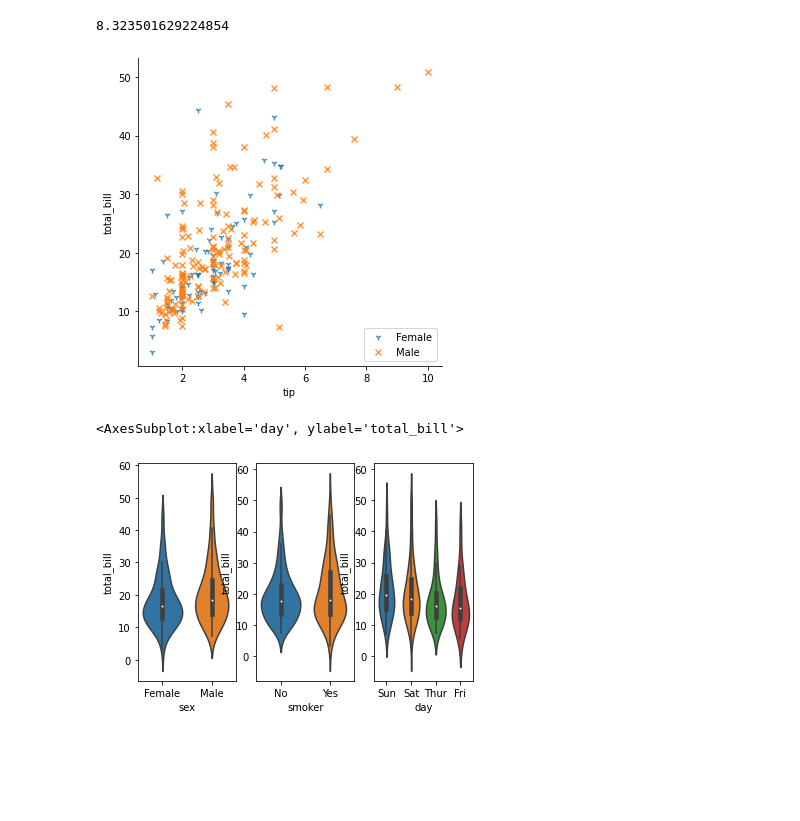
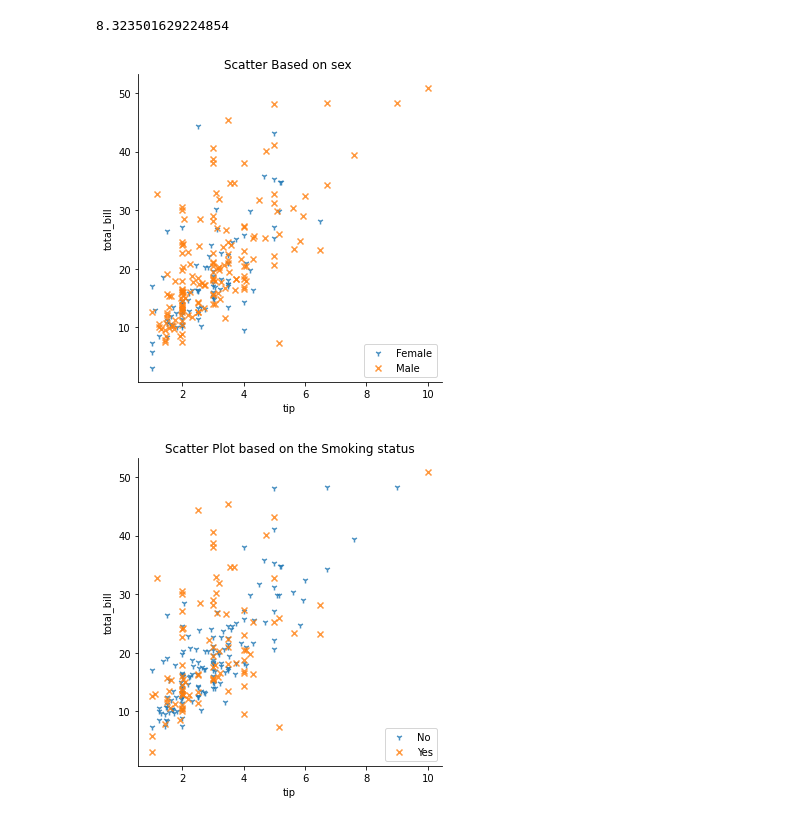
Before and after one commit to gacheru101/Tip-prediction, a Jupyter notebook: Data visualization- Correlation Plots.ipynb, the cells around one changed output. Drawn from its saved outputs; the diff is of its cells as text; code cells hidden in the pictures; blank space fills up the shorter version.

```diff
--- a/Data visualization- Correlation Plots.ipynb
+++ b/Data visualization- Correlation Plots.ipynb
@@ -54,26 +54,27 @@ mydata.total_bill.cov(mydata.tip)
 8.323501629224854
 # %%
 # Use the 'hue' argument to provide a factor variable - sex
+#basic scatterplot with the ability to use color encoding for different subsets of data
 
 sns.lmplot( x="tip", y="total_bill", data=mydata, fit_reg=False, hue='sex', legend=False,markers=["1", "x"])
 
 # Move the legend to an empty part of the plot
 plt.legend(loc='lower right')
+plt.title("Scatter Based on sex ")
 
 
 plt.show()
 # %% [output]
-[figure, old version]
+[figure, new version]
 # %%
-#we can look at a distribution chartv for the sexes, smokers, day and time
-#violin of the total bill and the distribution among sex, days and whether smoker or not
-#define plotting region (1 row, 2 columns)
-fig, axes = plt.subplots(1, 3)
+#Use the 'hue' argument to provide a factor variable - smoker
+sns.lmplot( x="tip", y="total_bill", data=mydata, fit_reg=False, hue='smoker', legend=False,markers=["1", "x"])
 
-#violin plot
-sns.violinplot(x=mydata["sex"], y=mydata["total_bill"],ax=axes[0])
-sns.violinplot(x=mydata["smoker"], y=mydata["total_bill"],ax=axes[1])
-sns.violinplot(x=mydata["day"], y=mydata["total_bill"],ax=axes[2])
+# Move the legend to an empty part of the plot
+plt.legend(loc='lower right')
+plt.title("Scatter Plot based on the Smoking status")
+
+
+plt.show()
 # %% [output]
-<AxesSubplot:xlabel='day', ylabel='total_bill'>
-[figure, old version]
+[figure, new version]
```
Also changed, not shown: parts of 4 cells of this notebook, 1 other file.
